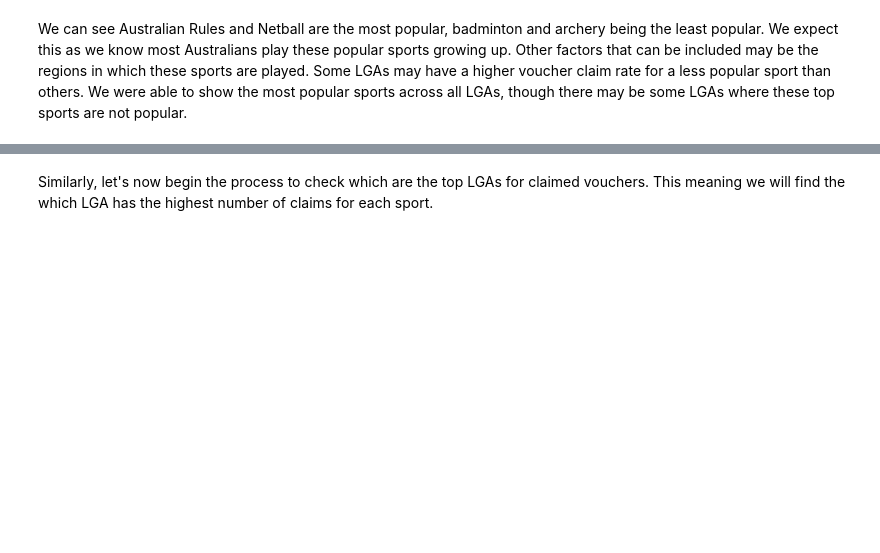
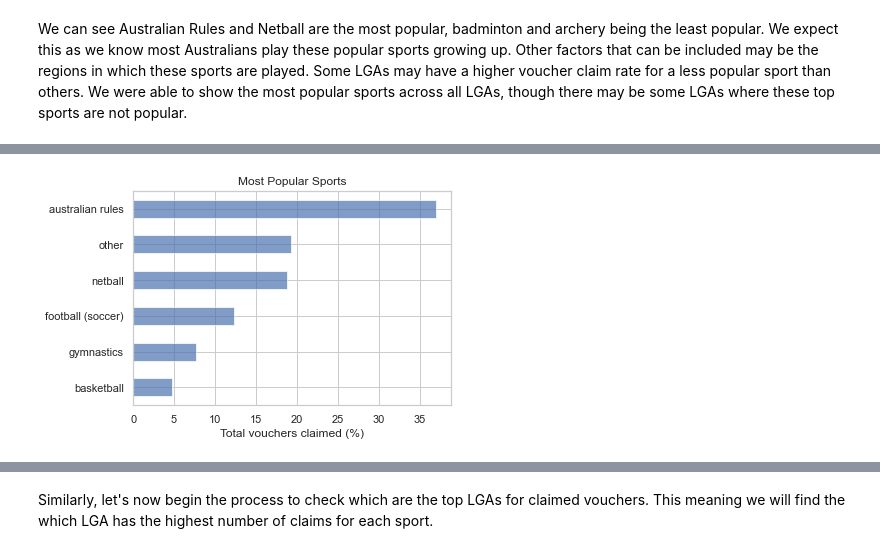
Before and after one commit to MQCOMP2200-S2-2021/Data-Science-Labs, a Jupyter notebook: Portfolio 2-Copy1.ipynb, the cells around one changed output, grey strips where cells are left out. Saved outputs shown, nothing was run; the diff lists cells and outputs as text; code cells hidden in the pictures; blank space fills up the shorter version.

```diff
--- a/Portfolio 2-Copy1.ipynb
+++ b/Portfolio 2-Copy1.ipynb
@@ -394,0 +441,8 @@ We can see Australian Rules and Netball are the most popular, badminton and arch
+# %%
+otherSportsDF = claimDF.loc[~claimDF.index.isin(topSports)].sum(axis=0).to_frame().T
+# %%
+sportsClaim = pd.concat([topSportsDF, otherSportsDF])
+# %%
+sportsClaim = sportsClaim.rename(index={0:'other'})
+# %%
+sportsClaim['percentage'] = round(sportsClaim['proportion']*100, 2)
@@ -394,0 +459,14 @@ We can see Australian Rules and Netball are the most popular, badminton and arch
+# %%
+sns.set_theme(style="whitegrid")
+fig, axes= plt.subplots(1,1)
+
+
+sportsClaim['percentage'].sort_values().plot(kind='barh', style='b', alpha=0.7,
+              title='Most Popular Sports')
+
+plt.xlabel('Total vouchers claimed (%)')
+
+plt.tight_layout()
+plt.show()
+# %% [output]
+[figure, added]
```
Also changed, not shown: parts of 151 cells of this notebook.
